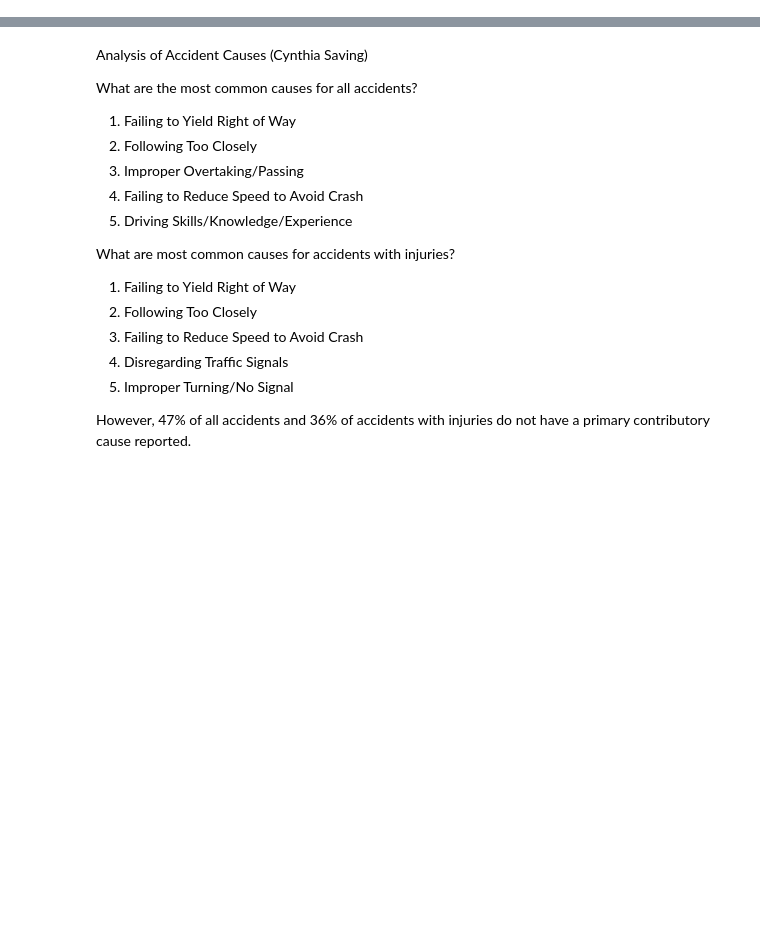
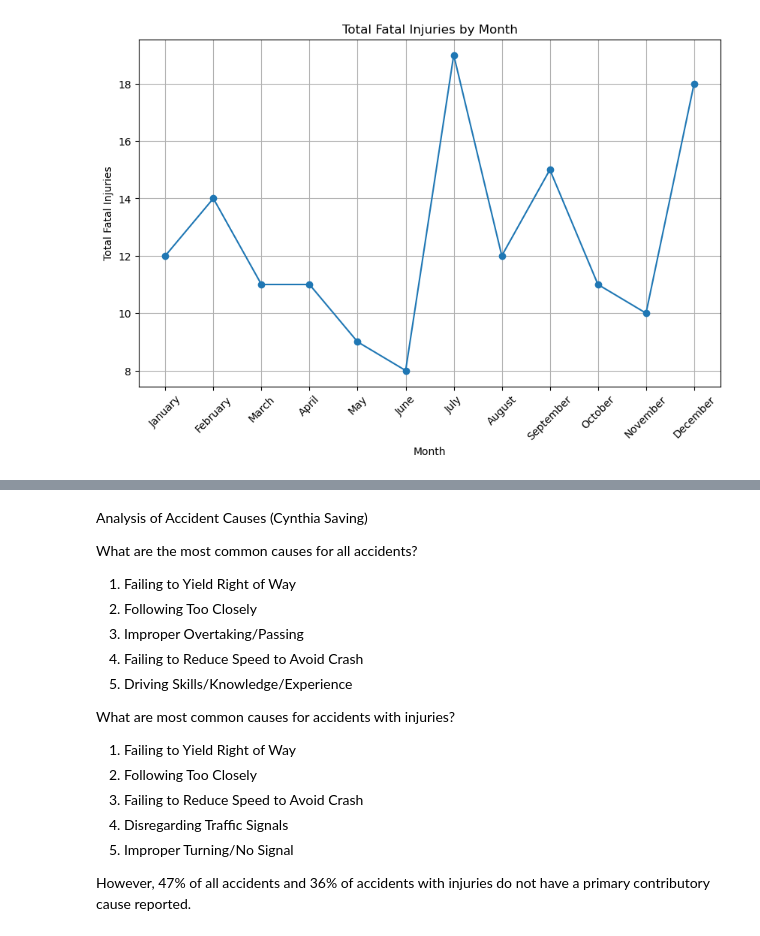
Before and after one commit to NWSBB426/chicago_traffic_crashes, a Jupyter notebook: chicago_traffic_crashes.ipynb, the cells around one changed output, grey strips where cells are left out. Drawn from its saved outputs; the diff is of its cells as text; code cells hidden in the pictures; blank space fills up the shorter version.

```diff
--- a/chicago_traffic_crashes.ipynb
+++ b/chicago_traffic_crashes.ipynb
@@ -44,0 +172,20 @@ vehicles_df.head()
+# %%
+# Group the data by 'CRASH_MONTH' and sum the 'INJURIES_FATAL' values
+fatal_injuries_by_month = crashes_df.groupby('CRASH_MONTH')['INJURIES_FATAL'].sum()
+
+# Create a line graph
+plt.figure(figsize=(10, 6))
+fatal_injuries_by_month.plot(marker='o', linestyle='-')
+plt.title('Total Fatal Injuries by Month')
+plt.xlabel('Month')
+plt.ylabel('Total Fatal Injuries')
+
+# Customize the x-axis tick labels to display month names
+month_names = ["January", "February", "March", "April", "May", "June", "July", "August", "September", "October", "November", "December"]
+plt.xticks(fatal_injuries_by_month.index, month_names, rotation=45)
+
+# Show the plot
+plt.grid(True)
+plt.show()
+# %% [output]
+[figure, added]
```
Also changed, not shown: parts of 17 cells of this notebook, 1 other file.
